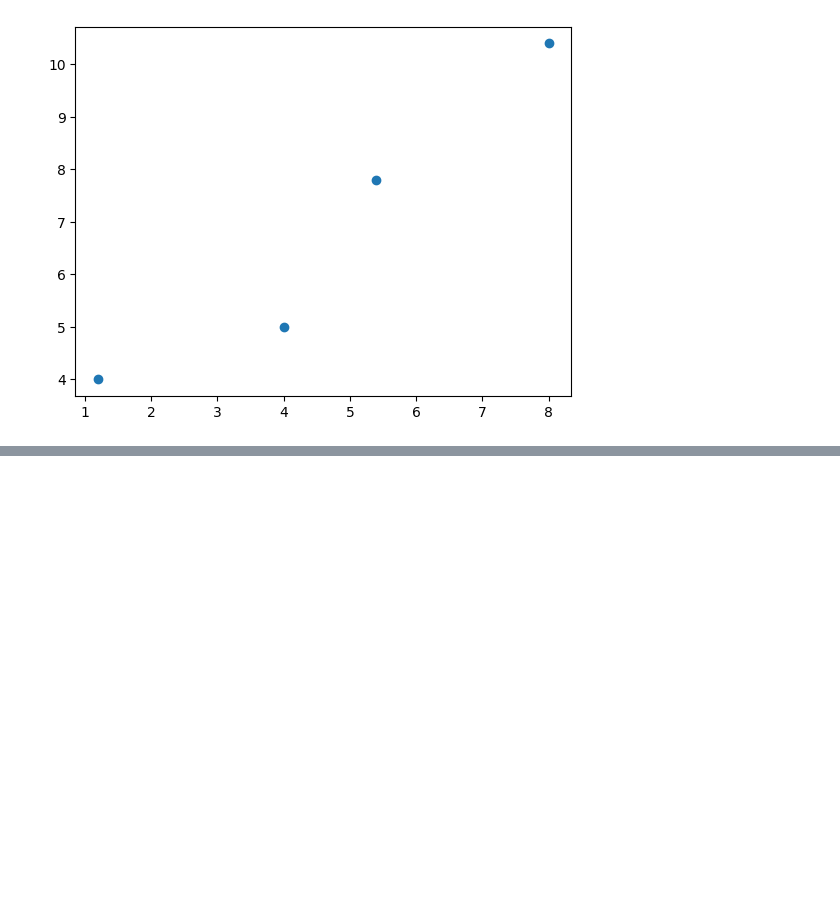
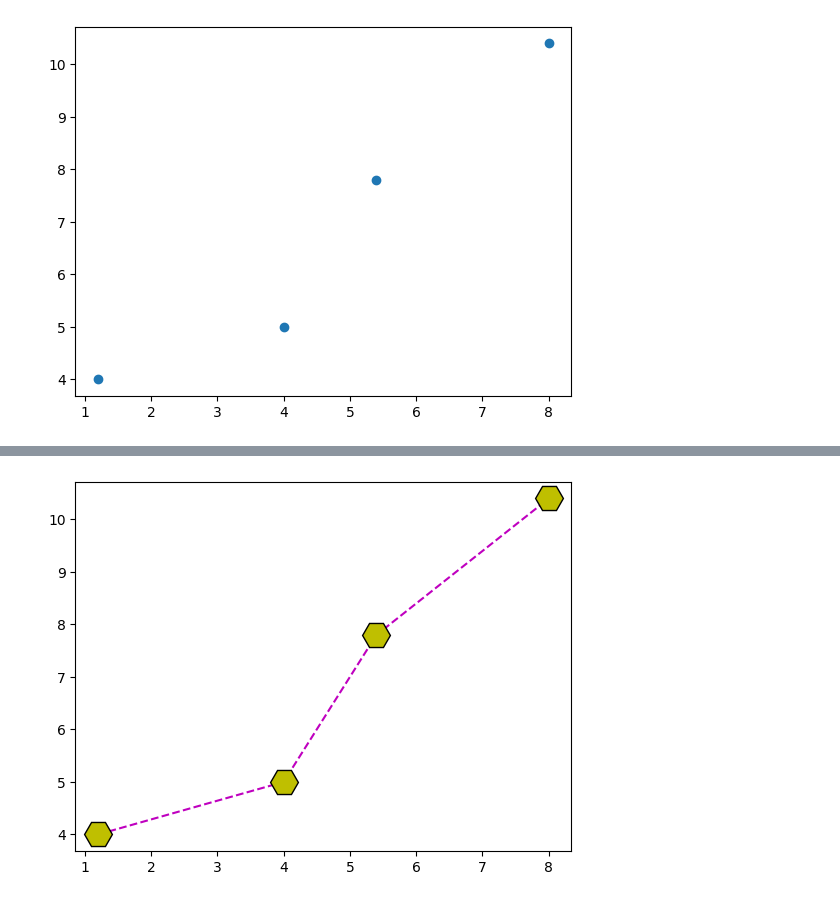
Before and after one commit to NatashaMoses/ML_Python_Libraries, a Jupyter notebook: matplotlib.ipynb, the cells around one changed output, grey strips where cells are left out. Saved outputs shown, nothing was run; the diff lists cells and outputs as text; code cells hidden in the pictures; blank space fills up the shorter version.

```diff
--- a/matplotlib.ipynb
+++ b/matplotlib.ipynb
@@ -44,0 +75,6 @@ plt.show()
+# %%
+# USING ms, mec, mfc
+plt.plot(x, y, 'H--m', ms = 20, mec = 'k', mfc = 'y')
+plt.show()
+# %% [output]
+[figure, added]
```
Also changed, not shown: parts of 7 cells of this notebook.
